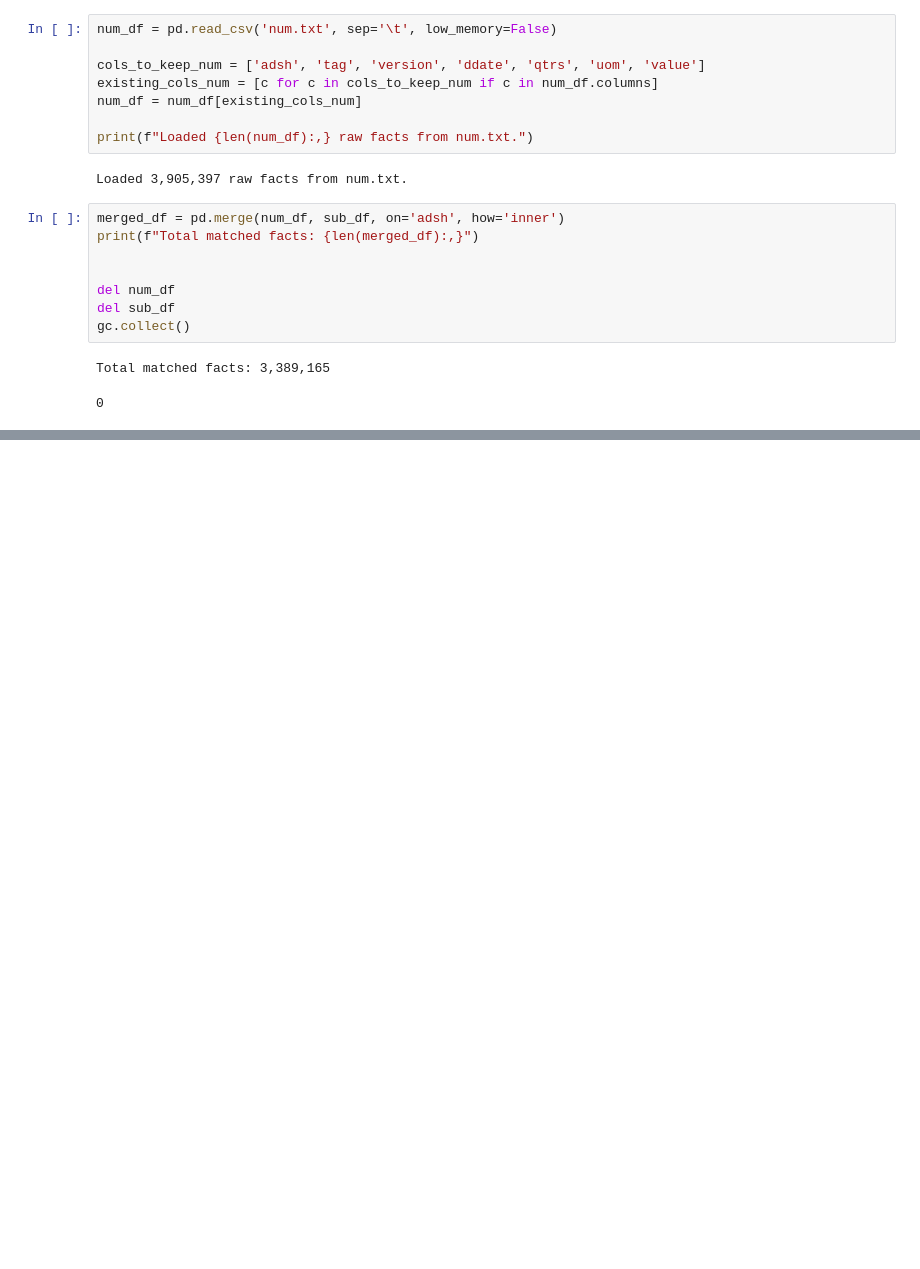
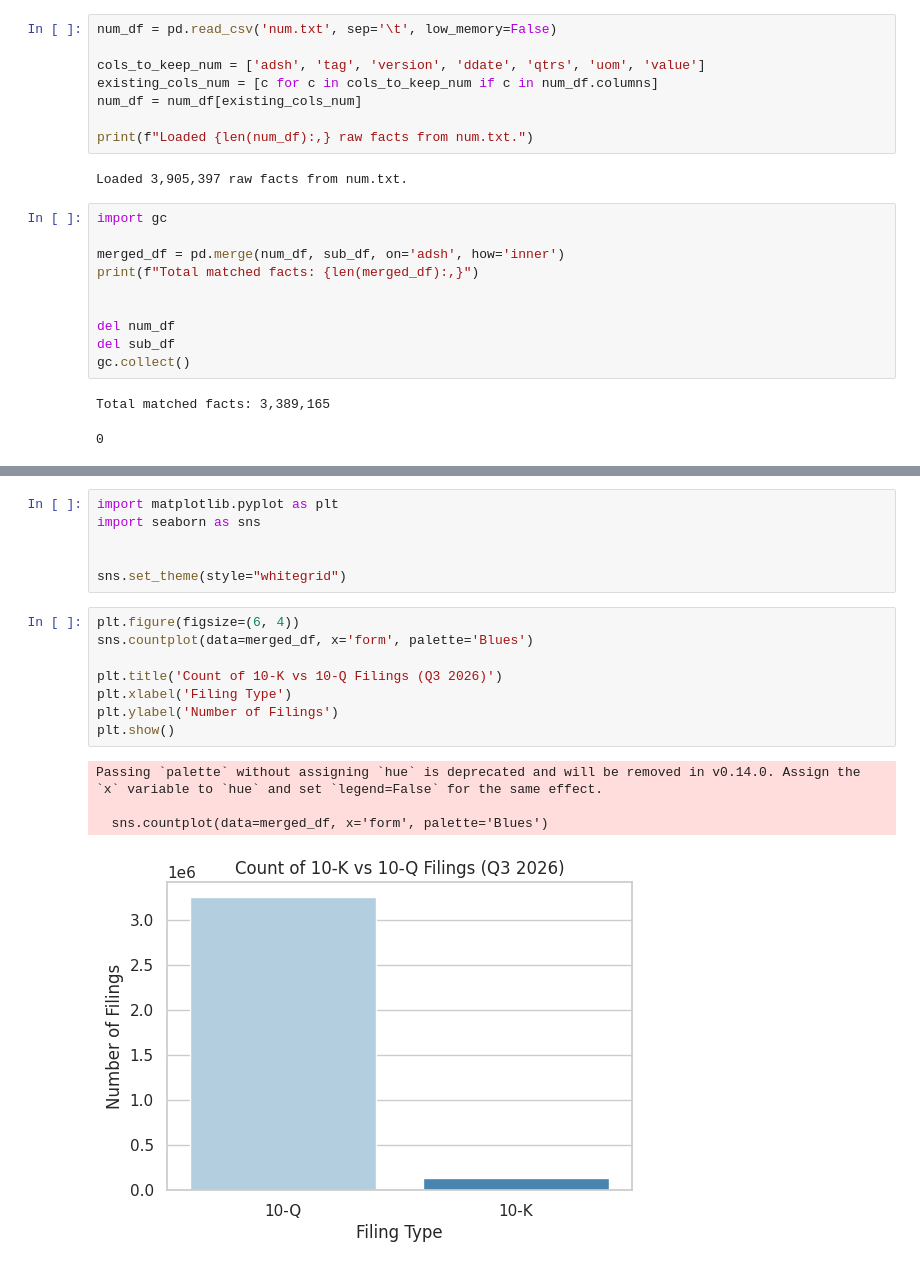
Before and after one commit to hackwithhavk/QuantitativeFinance, a Jupyter notebook: Lab Notebooks/Srujana/Quantitative_Finance_SEC_Project.ipynb, the cells around one changed output, grey strips where cells are left out. Saved outputs shown, nothing was run; the diff lists cells and outputs as text; blank space fills up the shorter version.

Commit message:
Added visualizations

```diff
--- a/Lab Notebooks/Srujana/Quantitative_Finance_SEC_Project.ipynb
+++ b/Lab Notebooks/Srujana/Quantitative_Finance_SEC_Project.ipynb
@@ -51,6 +51,8 @@ print(f"Loaded {len(num_df):,} raw facts from num.txt.")
 # %% [output]
 Loaded 3,905,397 raw facts from num.txt.
 # %%
+import gc
+
 merged_df = pd.merge(num_df, sub_df, on='adsh', how='inner')
 print(f"Total matched facts: {len(merged_df):,}")
 
@@ -81,3 +83,22 @@ File ready.
 | 2 | 0000002488-26-000123 | AccountsReceivableNetCurrent | us-gaap/2026 | 2025-12-31 | 0 | USD | 6.315000e+09 | ADVANCED MICRO DEVICES INC | 2488 | 3674.0 | 10-Q |
 | 3 | 0000002488-26-000123 | AccountsReceivableNetCurrent | us-gaap/2026 | 2026-06-30 | 0 | USD | 7.281000e+09 | ADVANCED MICRO DEVICES INC | 2488 | 3674.0 | 10-Q |
 | 4 | 0000002488-26-000123 | AccruedLiabilitiesCurrentAndNoncu... | us-gaap/2026 | 2025-12-31 | 0 | USD | 5.250000e+09 | ADVANCED MICRO DEVICES INC | 2488 | 3674.0 | 10-Q |
+# %%
+import matplotlib.pyplot as plt
+import seaborn as sns
+
+
+sns.set_theme(style="whitegrid")
+# %%
+plt.figure(figsize=(6, 4))
+sns.countplot(data=merged_df, x='form', palette='Blues')
+
+plt.title('Count of 10-K vs 10-Q Filings (Q3 2026)')
+plt.xlabel('Filing Type')
+plt.ylabel('Number of Filings')
+plt.show()
+# %% [output]
+Passing `palette` without assigning `hue` is deprecated and will be removed in v0.14.0. Assign the `x` variable to `hue` and set `legend=False` for the same effect.
+
+  sns.countplot(data=merged_df, x='form', palette='Blues')
+[figure, added]
```
Also changed, not shown: parts of 2 cells of this notebook.
